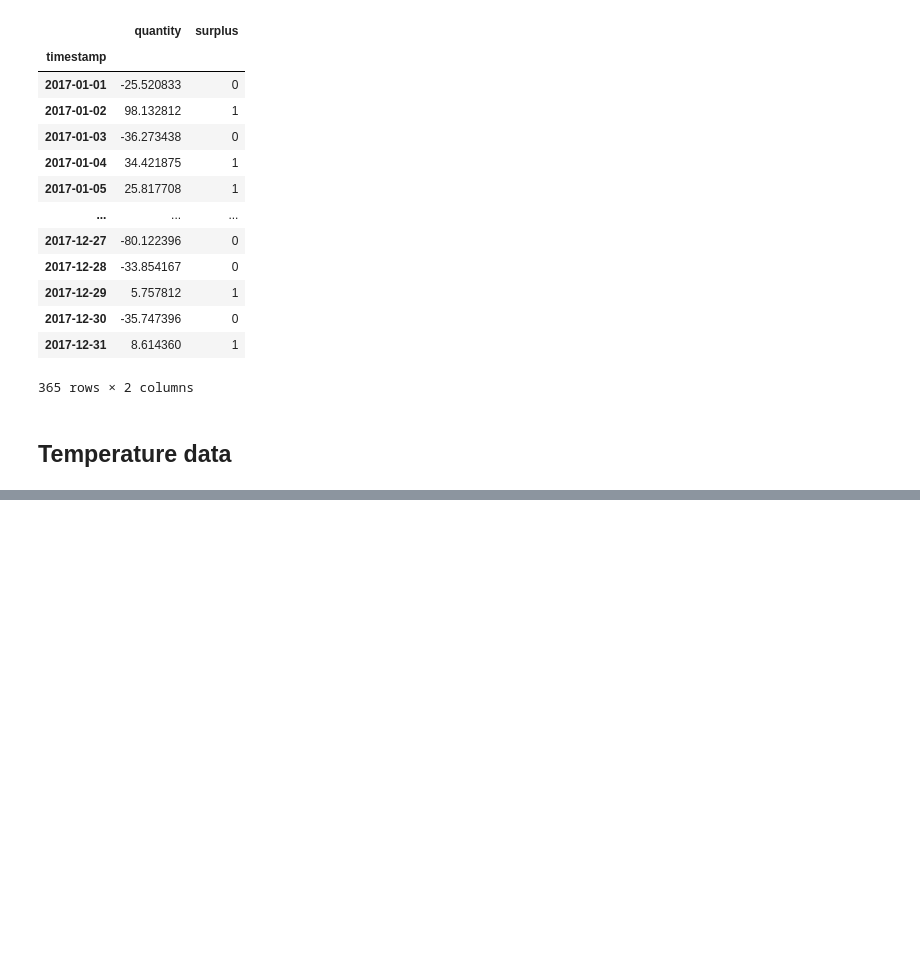
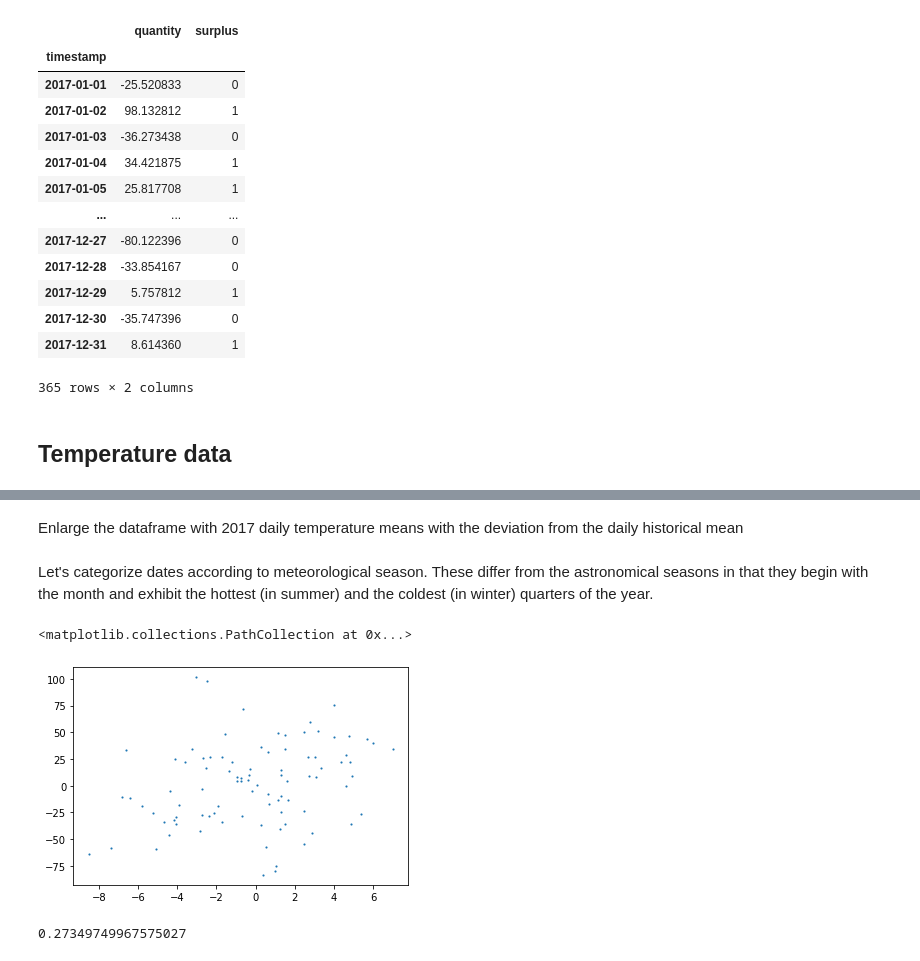
Before and after one commit to camilo-s/Aufgabe, a Jupyter notebook: aufgabe_draft.ipynb, the cells around one changed output, grey strips where cells are left out. Drawn from its saved outputs; the diff is of its cells as text; code cells hidden in the pictures; blank space fills up the shorter version.

```diff
--- a/aufgabe_draft.ipynb
+++ b/aufgabe_draft.ipynb
@@ -530,0 +780,4 @@ dev_2017_daily
+# %%
+if temp_last_daily.index.is_leap_year.all():
+    temp_hist_daily = temp_hist_daily_leap
+else: temp_hist_daily = temp_hist_daily_leap[~temp_hist_daily_leap.index.str.contains('02-29', regex=False)]
@@ -530,0 +786,2 @@ dev_2017_daily
+# %%
+temp_hist_daily['not_a_timestamp'] = pd.to_datetime(last_year+'-'+temp_hist_daily.index)
@@ -530,0 +794,2 @@ dev_2017_daily
+# %%
+temp_hist_daily.set_index('not_a_timestamp', inplace=True, drop=True)
@@ -530,0 +846,27 @@ dev_2017_daily
+# %% [markdown]
+Enlarge the dataframe with 2017 daily temperature means with the deviation from the daily historical mean
+# %%
+temp_last_daily['deviation'] = temp_last_daily['mean'] - temp_hist_daily['mean']
+# %% [markdown]
+Let's categorize dates according to meteorological season. These differ from the astronomical seasons in that they begin with the month and exhibit the hottest (in summer) and the coldest (in winter) quarters of the year.
+# %%
+def get_season(timestamp):
+
+    spring = range(3,6)
+    summer = range(6,9)
+    autumn = range(9,12)
+
+    if timestamp.month in spring: return 'spring'
+    elif timestamp.month in summer: return 'summer'
+    elif timestamp.month in autumn: return 'autumn'
+    else: return 'winter'
+
+season='winter'
+plt.scatter(temp_last_daily[temp_last_daily.index.map(get_season)==season]['deviation'], dev_2017_daily[dev_2017_daily.index.map(get_season)==season]['quantity'], s=5, marker='.')
+# %% [output]
+<matplotlib.collections.PathCollection at 0x...>
+[figure, added]
+# %%
+temp_last_daily[temp_last_daily.index.map(get_season)==season]['deviation'].corr(dev_2017_daily[dev_2017_daily.index.map(get_season)==season]['quantity'])
+# %% [output]
+0.27349749967575027
```
Also changed, not shown: parts of 43 cells of this notebook.
